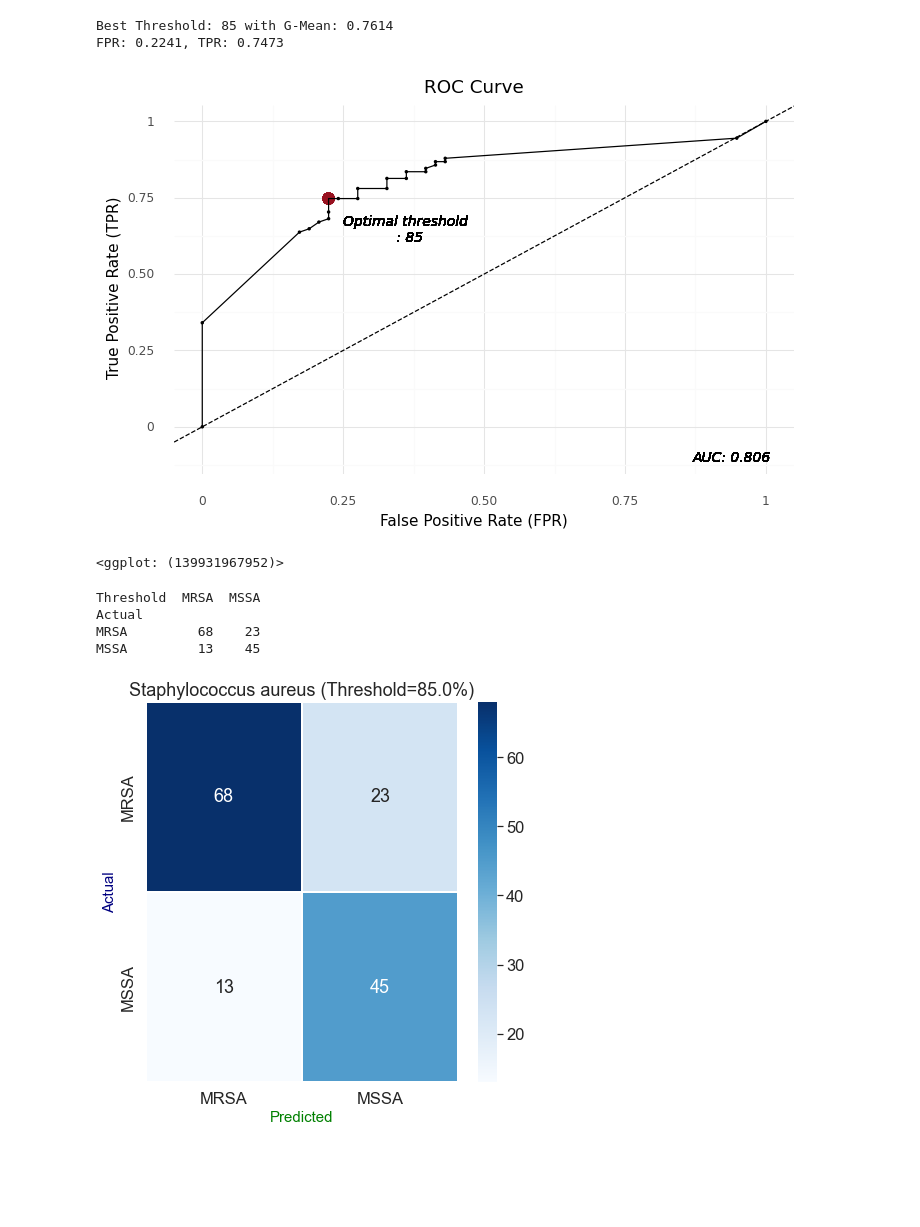
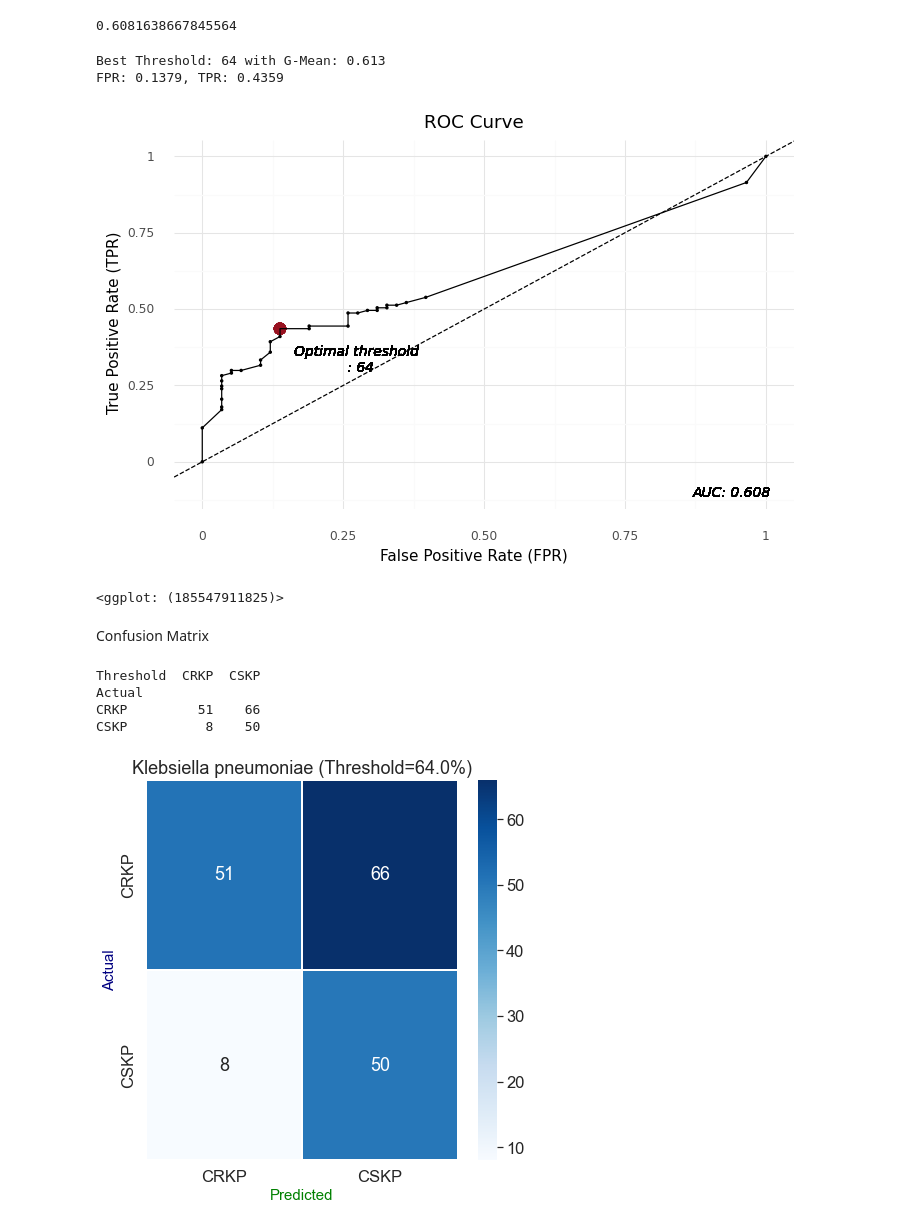
Before and after one commit to ChunWeiPeng/CMUH, a Jupyter notebook: CDSS_SA.ipynb, the cells around one changed output. Saved outputs shown, nothing was run; the diff lists cells and outputs as text; code cells hidden in the pictures; blank space fills up the shorter version.

```diff
--- a/CDSS_SA.ipynb
+++ b/CDSS_SA.ipynb
@@ -26,7 +26,21 @@ def ROC(label, y_prob):
     return fpr, tpr, roc_auc, optimal_th, optimal_point
 # %%
 # Data Loading
-f = r'C:\Users\User\VSCode\CDSS_report_mdro_info.xlsx'
+f = r'C:\Users\User\VSCode\CDSS\output\CDSS_report_mdro_info.xlsx'
 
 CDSS = pd.read_excel(f, dtype={'病歷號碼':'str'})
 # m = CDSS[CDSS.openTime==CDSS.minTime]
+# %%
+# Filter Fault Time
+CDSS['sendTime'] = pd.to_datetime(CDSS['sendTime'])
+CDSS = CDSS[(CDSS['sendTime'] < pd.to_datetime('2022-03-07 00:00')) | (CDSS['sendTime'] > pd.to_datetime('2022-03-21 23:59'))]
+
+CDSS = CDSS[['病歷號碼', 'bed', '就醫序號', '申請編號', 'strain', '部位', 'Age', '抗藥性菌株', 'examTime',
+         'reportTime', 'openTime', '菌株', 'PredValue', 'sendTime', 'Group_Strain', 'PredLevel', 'Resist_bool']].drop_duplicates()
+
+# TH = 60
+CDSS['TH60'] = np.where(CDSS['PredValue']>=60, True, False)
+
+
+# TH = 85 (Recommend)
+# CDSS['TH85'] = np.where(CDSS['PredValue']>=85, True, False)
@@ -44,10 +60,5 @@ Morganella morganii          9
 Name: Group_Strain, dtype: int64
 # %%
-
-## add column 'Resistance'
-CDSS = CDSS[['病歷號碼', 'bed', '就醫序號', '申請編號', 'strain', '部位', 'Age', '抗藥性菌株', 'examTime',
-         'reportTime', 'openTime', '菌株', 'PredValue', 'sendTime', 'Group_Strain', 'PredLevel', 'Resist_bool']].drop_duplicates()
-
 # Strain
 SA = CDSS[CDSS.Group_Strain=='Staphylococcus aureus'].reset_index(drop=True)
 EF = CDSS[CDSS.Group_Strain=='Enterococcus faecium'].reset_index(drop=True)
@@ -59,6 +70,7 @@ MM = CDSS[CDSS.Group_Strain=='Morganella morganii'].reset_index(drop=True)
 ECL = CDSS[CDSS.Group_Strain=='Enterobacter cloacae'].reset_index(drop=True)
 # Resist
 SA['Resist'] = np.where(SA['Resist_bool']==True, 'MRSA', 'MSSA')
+KP['Resist'] = np.where(KP['Resist_bool']==True, 'CRKP', 'CSKP')
 # SA['Resist_bool'] = np.where(SA['Resist']=='MRSA', 1, 0)
 # SA.rename({'年齡':'Age', '預測值':'PredValue'}, axis=1, inplace=True)
 
@@ -118,7 +136,7 @@ Name: Resist, dtype: int64
 # Create the ROC curve
 # fpr, tpr, thresholds = roc_curve(SA['Resist_bool'], SA.PredValue)
 
-fpr, tpr, roc_auc, optimal_th, optimal_point = ROC(SA['Resist_bool'], SA.PredValue)
+fpr, tpr, roc_auc, optimal_th, optimal_point = ROC(KP['Resist_bool'], KP.PredValue)
 
 plt.figure(figsize=(16, 9))
 plt.plot(fpr, tpr, label=f"AUC = {roc_auc:.3f}")
@@ -136,10 +154,14 @@ plt.show
+# %%
+roc_auc
+# %% [output]
+0.6081638667845564
 # %%
 # Import module for data visualization
 from plotnine import *
 import plotnine
 
 # Create the ROC curve
-fpr, tpr, thresholds = roc_curve(SA['Resist_bool'], SA.PredValue)
+fpr, tpr, thresholds = roc_curve(KP['Resist_bool'], KP.PredValue)
 
 # Plot the ROC curve
 df_fpr_tpr = pd.DataFrame({'FPR':fpr, 'TPR':tpr, 'Threshold':thresholds})
@@ -193,31 +215,33 @@ plotnine.options.figure_size = (8, 4.8)
     theme_minimal()
 )
 # %% [output]
-Best Threshold: 85 with G-Mean: 0.7614
-FPR: 0.2241, TPR: 0.7473
+Best Threshold: 64 with G-Mean: 0.613
+FPR: 0.1379, TPR: 0.4359
-[figure, old version]
+[figure, new version]
-<ggplot: (139931967952)>
+<ggplot: (185547911825)>
+# %% [markdown]
+Confusion Matrix
 # %%
 # confusion matrix
-SA['Threshold'] = np.where(SA.PredValue >= optimal_th, 'MRSA', 'MSSA')
+KP['Threshold'] = np.where(KP.PredValue >= optimal_th, 'CRKP', 'CSKP')
 # SA['Predicted'] = np.where(SA['PredLevel'] != '81~100%', 'MSSA', 'MRSA')
-confusion_matrix_SA = pd.crosstab(SA['Resist'], SA['Threshold'], rownames=['Actual'], colnames=['Threshold'])
+confusion_matrix_SA = pd.crosstab(KP['Resist'], KP['Threshold'], rownames=['Actual'], colnames=['Threshold'])
 print (confusion_matrix_SA)
 
 
 plt.figure(figsize=(7,7))
 sn.set(font_scale = 1.5)
 sn.heatmap(confusion_matrix_SA, annot=True, fmt='d', linewidths=1.5, cmap='Blues')
-plt.title(f'Staphylococcus aureus (Threshold={optimal_th:.1f}%)', fontsize = 18)
+plt.title(f'Klebsiella pneumoniae (Threshold={optimal_th:.1f}%)', fontsize = 18)
 plt.xlabel('Predicted', fontsize = 15, color='green')
 plt.ylabel('Actual', fontsize = 15, color='navy')
 plt.show()
 # %% [output]
-Threshold  MRSA  MSSA
+Threshold  CRKP  CSKP
 Actual
-MRSA         68    23
-MSSA         13    45
+CRKP         51    66
+CSKP          8    50
-[figure, old version]
+[figure, new version]
 # %%
 plt.figure(figsize=(7,7))
 sn.set(font_scale = 1.5)
```
Also changed, not shown: parts of 32 cells of this notebook, 4 other files.
